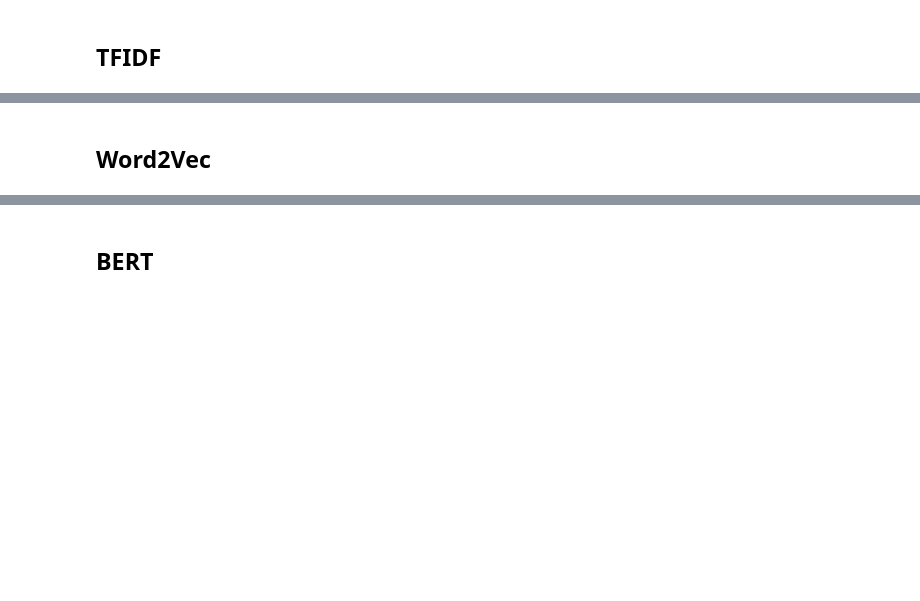
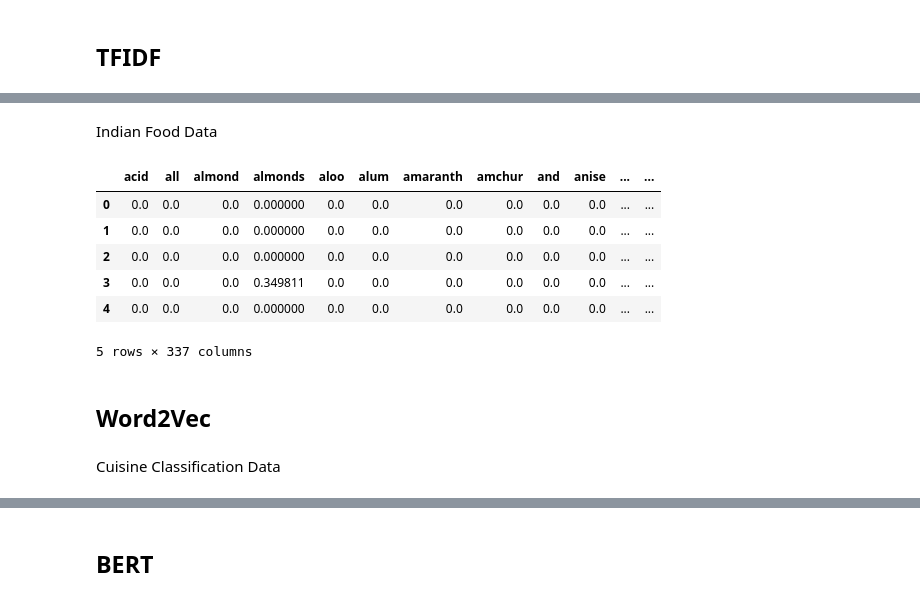
Before and after one commit to dudaholandah/NLP, a Jupyter notebook: Projeto/Text_Retrieval.ipynb, the cells around one changed output, grey strips where cells are left out. Drawn from its saved outputs; the diff is of its cells as text; code cells hidden in the pictures; blank space fills up the shorter version.

```diff
--- a/Projeto/Text_Retrieval.ipynb
+++ b/Projeto/Text_Retrieval.ipynb
@@ -87,0 +132,2 @@ Name: ingredients, Length: 39774, dtype: object
+# %%
+df_indian['ingredients'] = [pre_processing(x) for x in df_indian['ingredients']]
@@ -94,3 +151,2 @@ tfidf_vectorizer = TfidfVectorizer() #tokenizer=(lambda x : x.split(',')))
 # %%
-ingredients = train_df['ingredients']
-train_tfidf = tfidf_vectorizer.fit_transform(ingredients)
+tfidf_cuisine = tfidf_vectorizer.fit_transform(df_cuisine['ingredients'])
@@ -108,2 +165,18 @@ len(tfidf_vectorizer.get_feature_names_out())
+# %% [markdown]
+Indian Food Data
+# %%
+tfidf_indian = tfidf_vectorizer.fit_transform(df_indian['ingredients'])
+# %%
+df_tfidf_indian = pd.DataFrame(tfidf_indian.toarray(), columns=tfidf_vectorizer.get_feature_names_out())
+# %%
+df_tfidf_indian.head(5)
+# %% [output]
+|  | acid | all | almond | almonds | aloo | alum | amaranth | amchur | and | anise | ... | ... |
+| 0 | 0.0 | 0.0 | 0.0 | 0.000000 | 0.0 | 0.0 | 0.0 | 0.0 | 0.0 | 0.0 | ... | ... |
+| 1 | 0.0 | 0.0 | 0.0 | 0.000000 | 0.0 | 0.0 | 0.0 | 0.0 | 0.0 | 0.0 | ... | ... |
+| 2 | 0.0 | 0.0 | 0.0 | 0.000000 | 0.0 | 0.0 | 0.0 | 0.0 | 0.0 | 0.0 | ... | ... |
+| 3 | 0.0 | 0.0 | 0.0 | 0.349811 | 0.0 | 0.0 | 0.0 | 0.0 | 0.0 | 0.0 | ... | ... |
+| 4 | 0.0 | 0.0 | 0.0 | 0.000000 | 0.0 | 0.0 | 0.0 | 0.0 | 0.0 | 0.0 | ... | ... |
+5 rows × 337 columns
 # %% [markdown]
 ## Word2Vec
@@ -110 +192,3 @@ len(tfidf_vectorizer.get_feature_names_out())
+# %% [markdown]
+Cuisine Classification Data
 # %%
```
Also changed, not shown: parts of 62 cells of this notebook.
